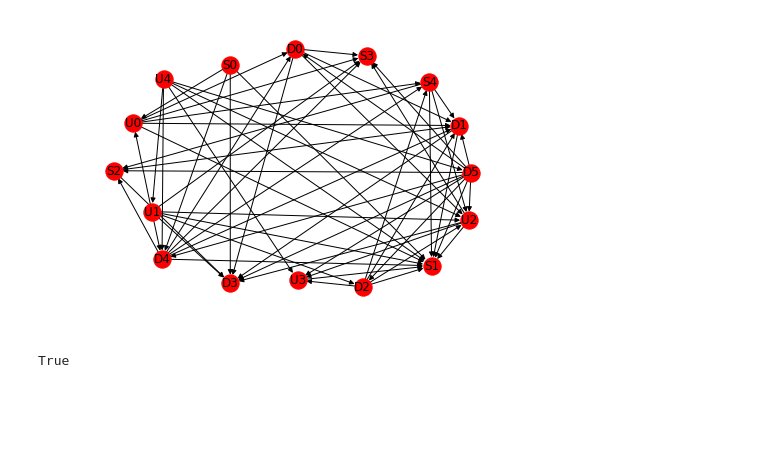
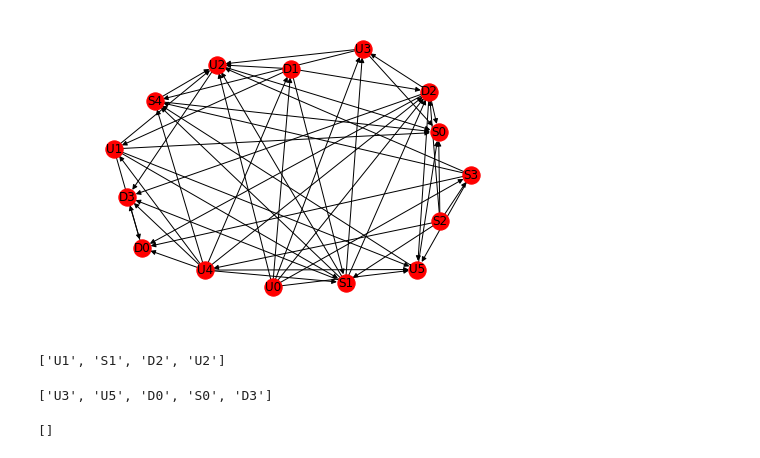
Before and after one commit to causalincentives/pycid, a Jupyter notebook: examples/generate_cid.ipynb, the cells around one changed output. Cells and saved outputs as stored; diff of their text form; code cells hidden in the pictures; blank space fills up the shorter version.

```diff
--- a/examples/generate_cid.ipynb
+++ b/examples/generate_cid.ipynb
@@ -18,5 +16,5 @@ def draw_bn(bn):
     nx.draw(cid, with_labels=True)
     plt.show()
 # %%
-cids = random_cids(n_cids=1)
+cid = random_cids(n_cids=1)[0]
 # %% [output]
@@ -38,8 +35,16 @@ WARNING:root:D3 has insufficient recall of D1 due to utility U5
-# %%
-draw_bn(cids[0])
-# %% [output]
-[figure, removed]
-# %%
-cids[0].check_sufficient_recall()
-# %% [output]
-True
+# %%
+draw_bn(cid)
+# %% [output]
+[figure, added]
+# %%
+cid.get_children('D1')
+# %% [output]
+['U1', 'S1', 'D2', 'U2']
+# %%
+cid.get_children('D2')
+# %% [output]
+['U3', 'U5', 'D0', 'S0', 'D3']
+# %%
+cid.get_children('S0')
+# %% [output]
+[]
```
Also changed, not shown: parts of 6 cells of this notebook.
